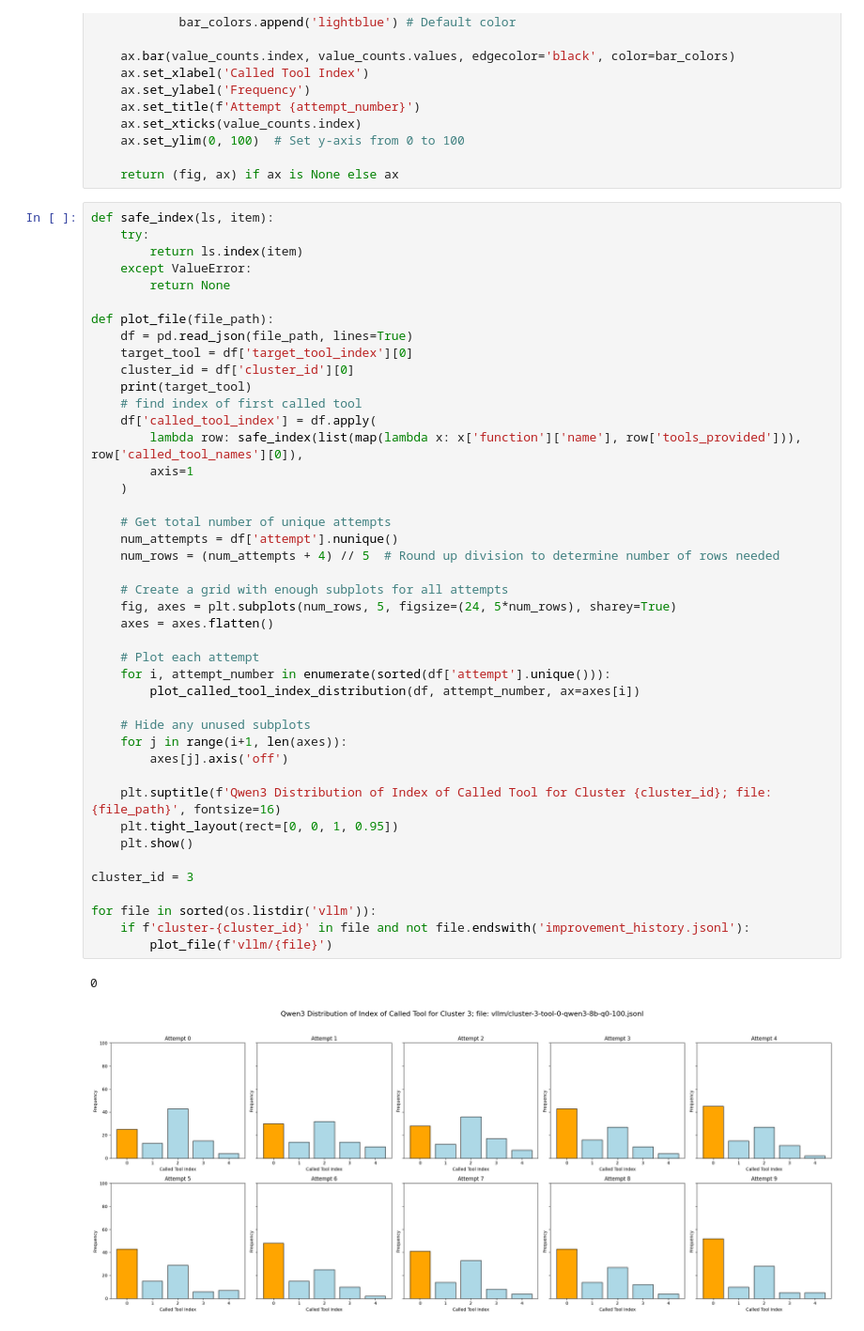
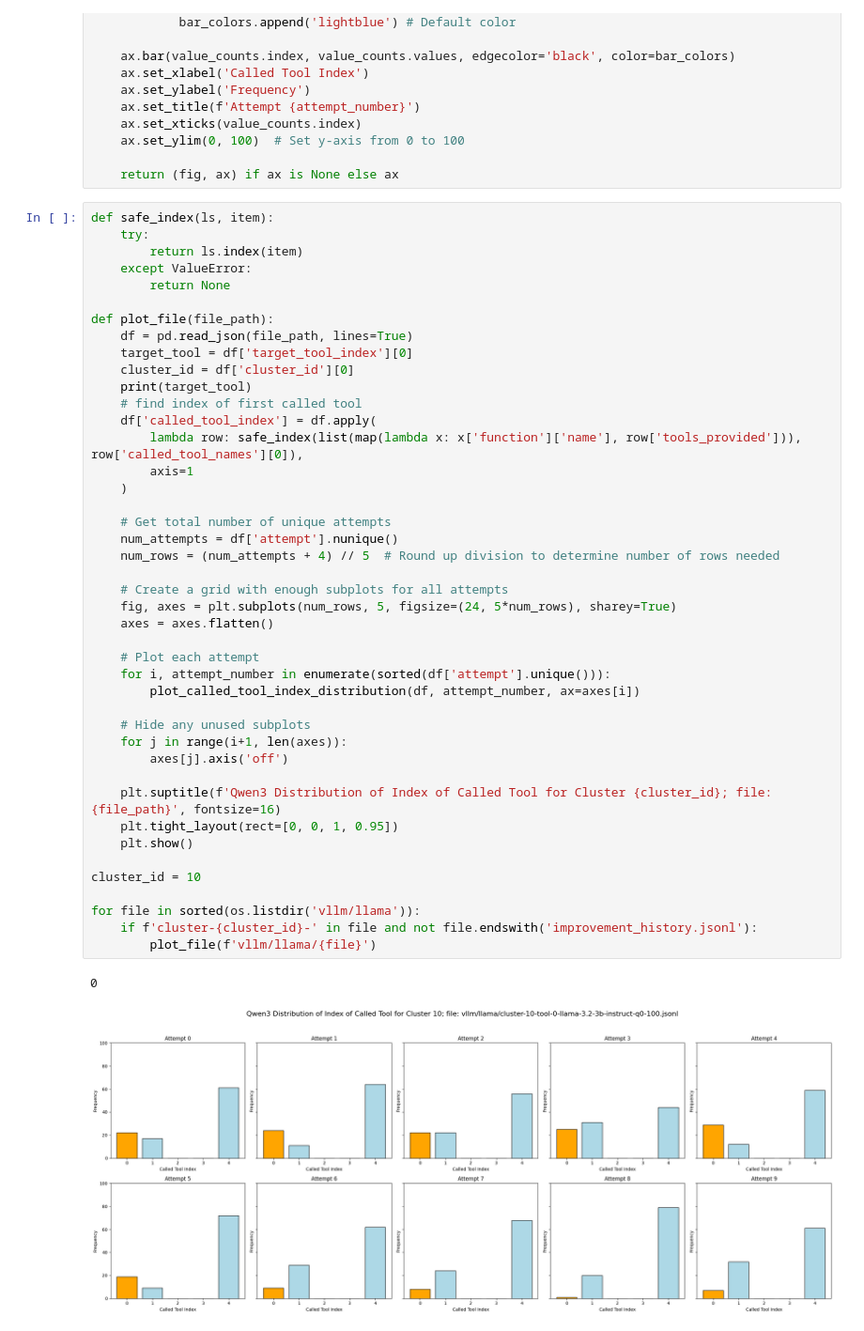
Before and after one commit to j-sneh/thesis-experiments, a Jupyter notebook: cluster-analysis.ipynb, the cells around one changed output. Shown at 94% size. Drawn from its saved outputs; the diff is of its cells as text.

```diff
--- a/cluster-analysis.ipynb
+++ b/cluster-analysis.ipynb
@@ -101,36 +101,36 @@ def plot_file(file_path):
     print(target_tool)
     # find index of first called tool
     df['called_tool_index'] = df.apply(
         lambda row: safe_index(list(map(lambda x: x['function']['name'], row['tools_provided'])), row['called_tool_names'][0]),
         axis=1
     )
 
     # Get total number of unique attempts
     num_attempts = df['attempt'].nunique()
     num_rows = (num_attempts + 4) // 5  # Round up division to determine number of rows needed
 
     # Create a grid with enough subplots for all attempts
     fig, axes = plt.subplots(num_rows, 5, figsize=(24, 5*num_rows), sharey=True)
     axes = axes.flatten()
 
     # Plot each attempt
     for i, attempt_number in enumerate(sorted(df['attempt'].unique())):
         plot_called_tool_index_distribution(df, attempt_number, ax=axes[i])
 
     # Hide any unused subplots
     for j in range(i+1, len(axes)):
         axes[j].axis('off')
 
     plt.suptitle(f'Qwen3 Distribution of Index of Called Tool for Cluster {cluster_id}; file: {file_path}', fontsize=16)
     plt.tight_layout(rect=[0, 0, 1, 0.95])
     plt.show()
 
-cluster_id = 3
+cluster_id = 10
 
-for file in sorted(os.listdir('vllm')):
-    if f'cluster-{cluster_id}' in file and not file.endswith('improvement_history.jsonl'):
-        plot_file(f'vllm/{file}')
+for file in sorted(os.listdir('vllm/llama')):
+    if f'cluster-{cluster_id}-' in file and not file.endswith('improvement_history.jsonl'):
+        plot_file(f'vllm/llama/{file}')
 # %% [output]
 0
-[figure, old version]
+[figure, new version]
 1
```
Also changed, not shown: parts of 1 cell of this notebook, 1 other file.
